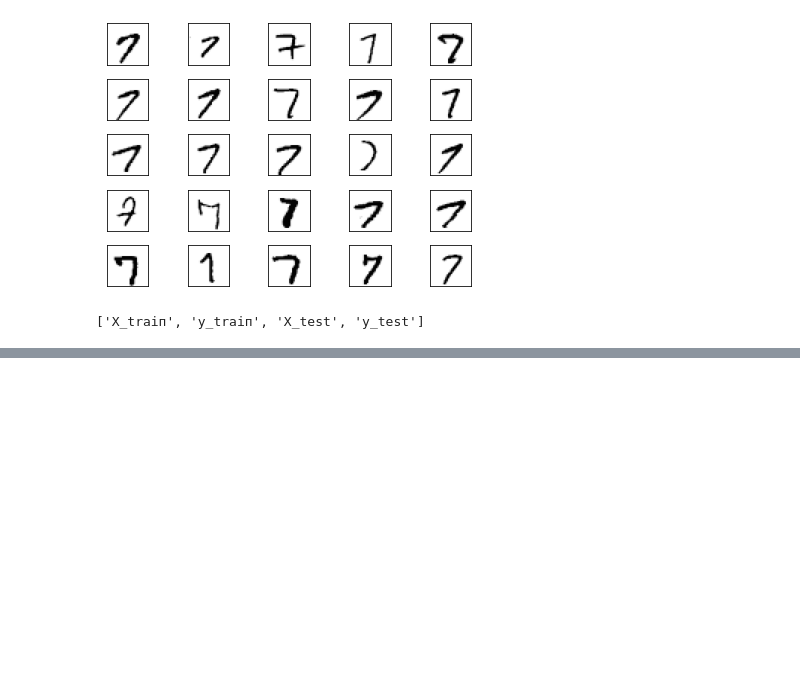
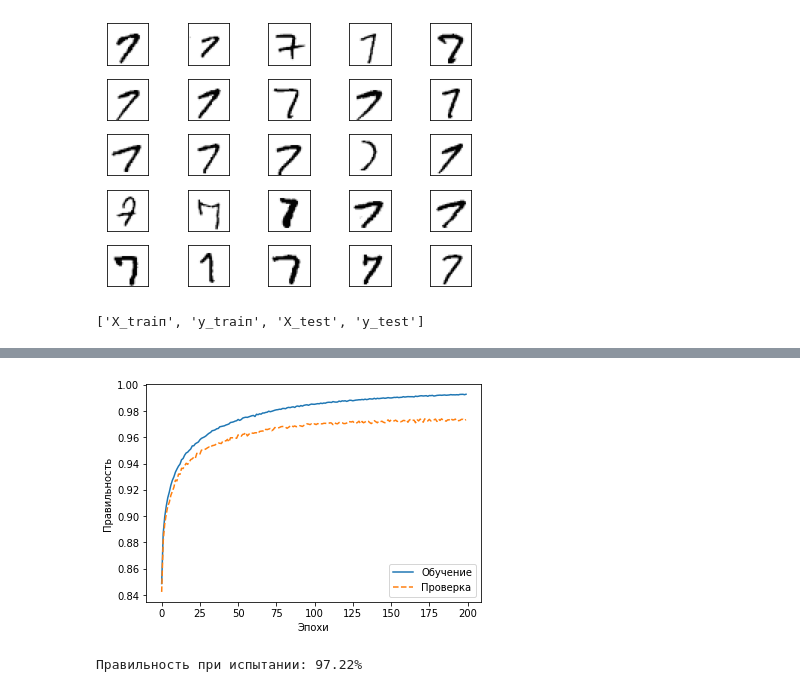
Before and after one commit to maxcool73/pml, a Jupyter notebook: multilayerneuralnetwork/multilayerneuralnetwork.ipynb, the cells around one changed output, grey strips where cells are left out. Drawn from its saved outputs; the diff is of its cells as text; code cells hidden in the pictures; blank space fills up the shorter version.

```diff
--- a/multilayerneuralnetwork/multilayerneuralnetwork.ipynb
+++ b/multilayerneuralnetwork/multilayerneuralnetwork.ipynb
@@ -79,0 +95,15 @@ NameError: name 'Х' is not defined
+# %%
+plt.plot(range(nn.epochs), nn.eval_['train_acc'], label='Обучение')
+plt.plot(range(nn.epochs), nn.eval_['valid_acc'], label='Проверка', linestyle='--')
+plt.ylabel('Правильность')
+plt.xlabel('Эпохи')
+plt.legend(loc='lower right')
+plt.show()
+# %% [output]
+[figure, added]
+# %%
+y_test_pred = nn.predict(X_test)
+acc = (np.sum(y_test == y_test_pred).astype(np.float) / X_test.shape[0])
+print('Правильность при испытании: %.2f%%' % (acc * 100))
+# %% [output]
+Правильность при испытании: 97.22%
```
Also changed, not shown: parts of 4 cells of this notebook, 1 other file.
